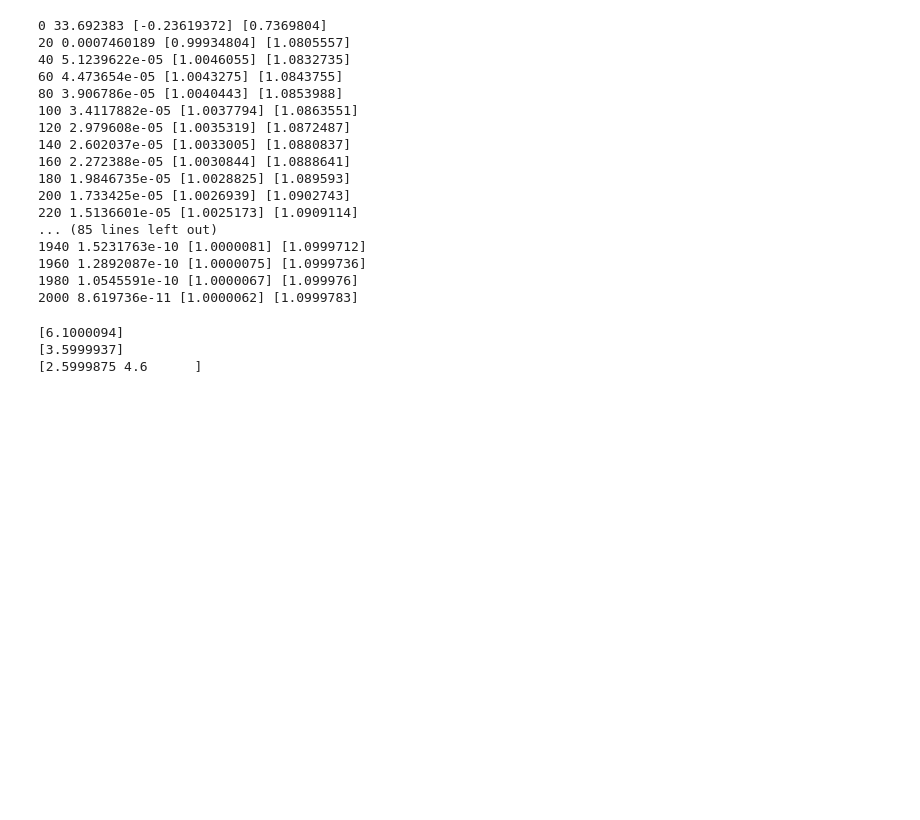
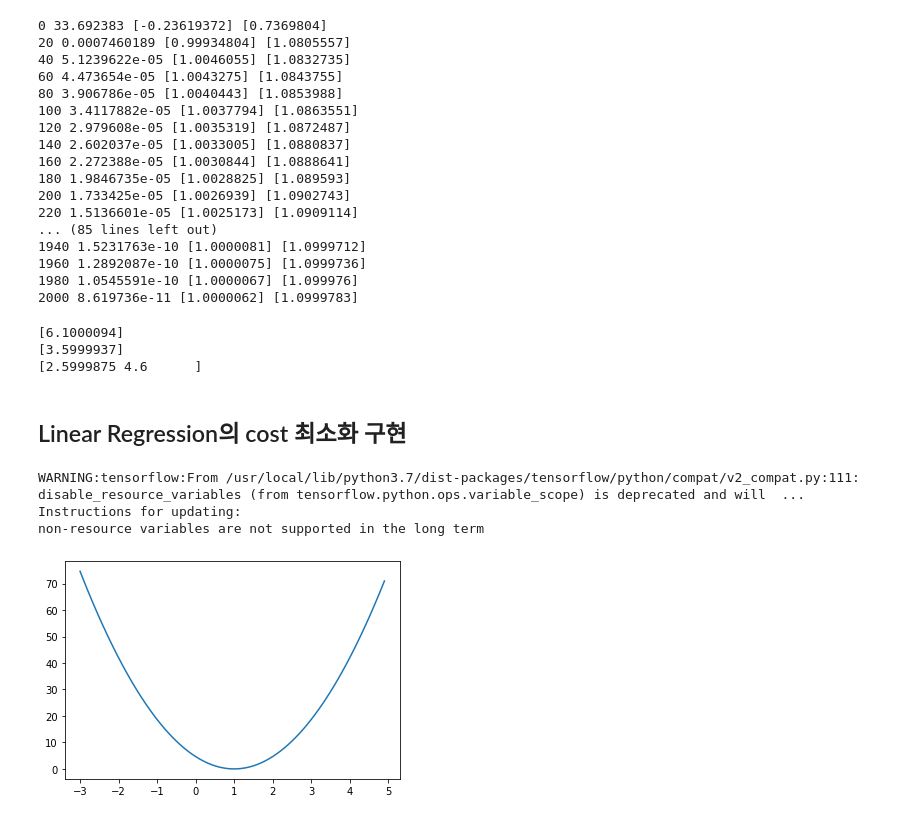
Before and after one commit to ChaeyeonHan/ML_Study, a Jupyter notebook: Lab01~03.ipynb, the cells around one changed output. Drawn from its saved outputs; the diff is of its cells as text; code cells hidden in the pictures; blank space fills up the shorter version.

```diff
--- a/Lab01~03.ipynb
+++ b/Lab01~03.ipynb
@@ -149,3 +149,32 @@ print(sess.run(hypothesis, feed_dict={X: [1.5, 3.5]}))
 [6.1000094]
 [3.5999937]
 [2.5999875 4.6      ]
+# %% [markdown]
+## Linear Regression의 cost 최소화 구현
+# %%
+import tensorflow.compat.v1 as tf
+tf.disable_v2_behavior()
+import matplotlib.pyplot as plt
+X = [1, 2, 3]
+Y = [1, 2, 3]
+
+W = tf.placeholder(tf.float32)
+hypothesis = X * W
+cost = tf.reduce_mean(tf.square(hypothesis - Y))
+sess = tf.Session()
+sess.run(tf.global_variables_initializer())  #초기화
+W_val = []
+cost_val= []
+for i in range(-30, 50):
+  feed_W = i * 0.1
+  curr_cost, curr_W = sess.run([cost, W], feed_dict = {W: feed_W})
+  W_val.append(curr_W)
+  cost_val.append(curr_cost)
+
+plt.plot(W_val, cost_val)
+plt.show()
+# %% [output]
+WARNING:tensorflow:From /usr/local/lib/python3.7/dist-packages/tensorflow/python/compat/v2_compat.py:111: disable_resource_variables (from tensorflow.python.ops.variable_scope) is deprecated and will  ...
+Instructions for updating:
+non-resource variables are not supported in the long term
+[figure, added]
```
Also changed, not shown: parts of 2 cells of this notebook.
